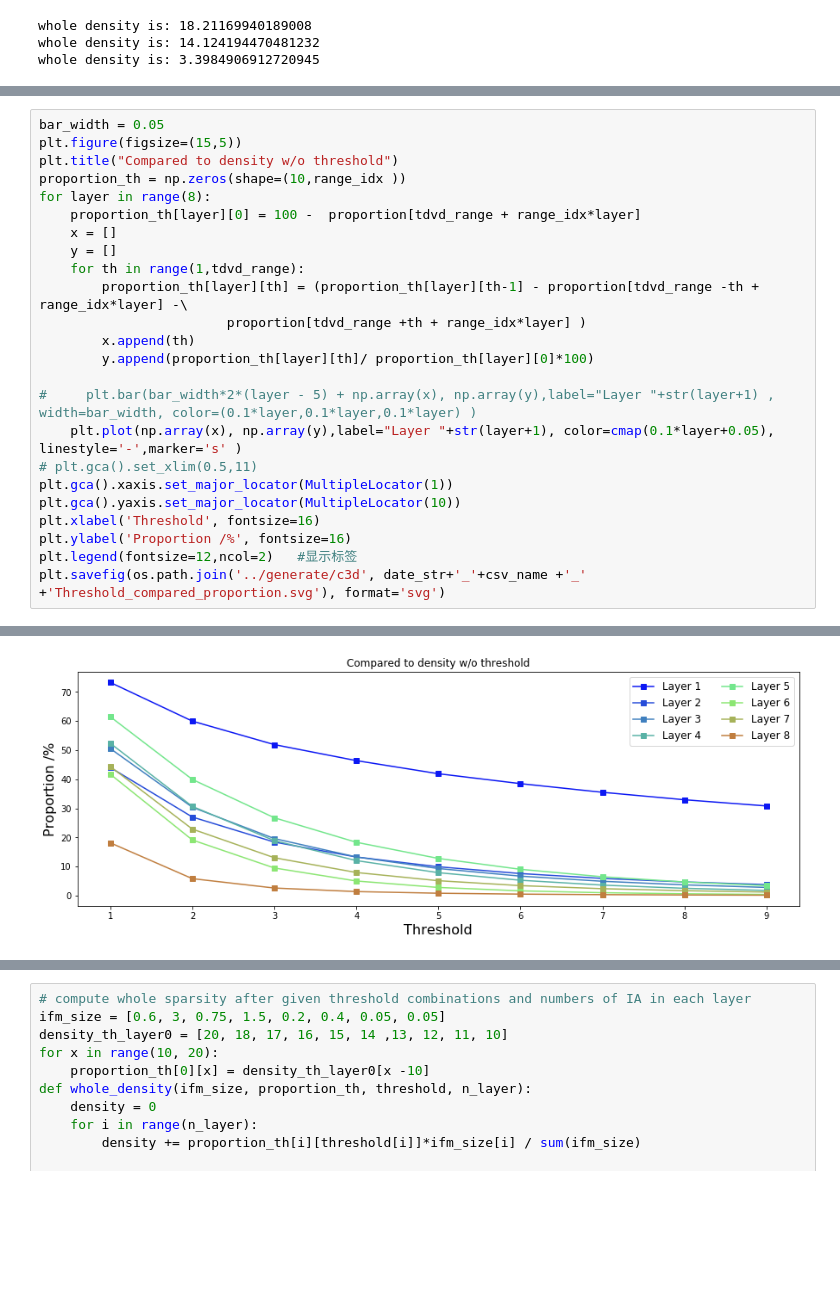
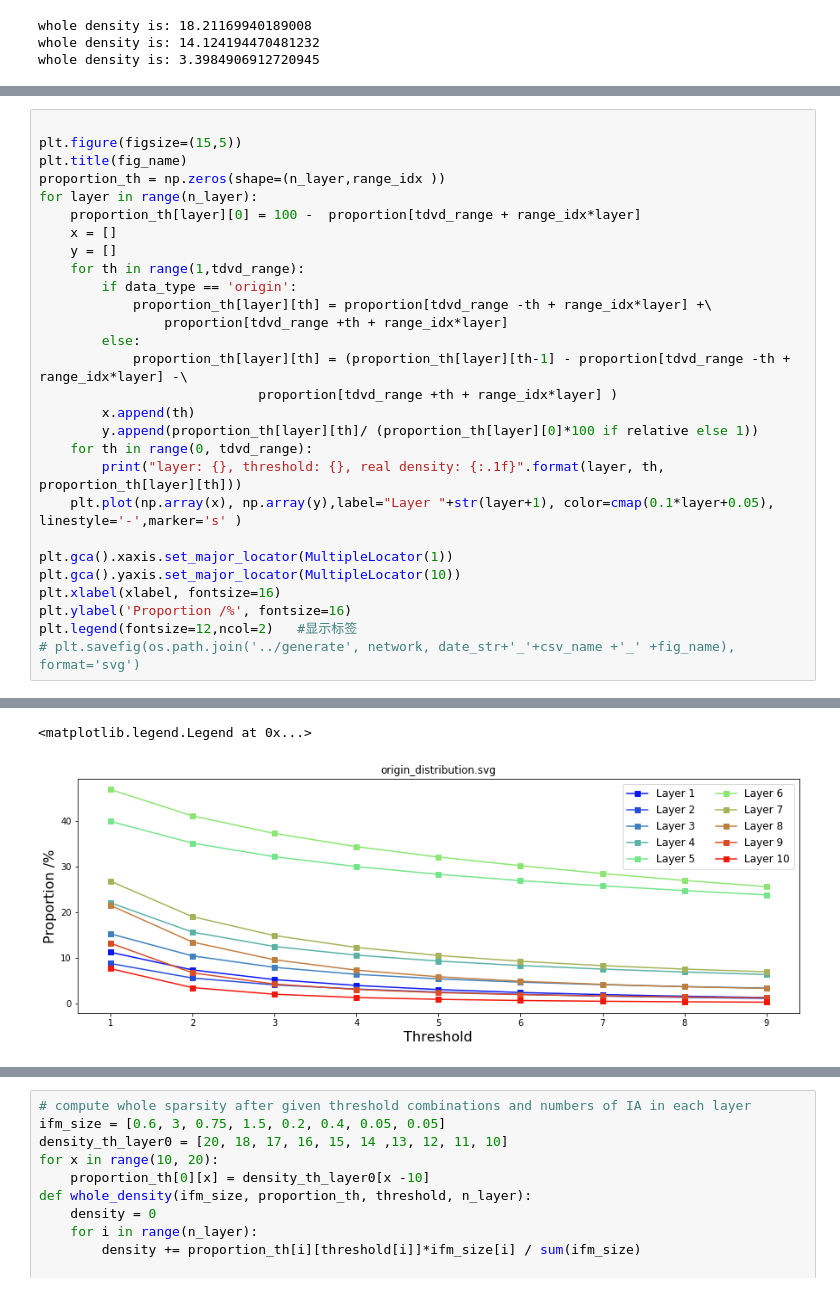
Before and after one commit to changchun-zhou/sagitta_fig, a Jupyter notebook: scripts/tdvd.ipynb, the cells around one changed output, grey strips where cells are left out. Drawn from its saved outputs; the diff is of its cells as text; blank space fills up the shorter version.

Commit message:
feat(distribution): distribution figure
uniform distribution for 3d and unet, origin, diff

```diff
--- a/scripts/tdvd.ipynb
+++ b/scripts/tdvd.ipynb
@@ -305,25 +148,29 @@ cmap = colors.LinearSegmentedColormap('custom', cdict)
 # %%
-bar_width = 0.05
+
 plt.figure(figsize=(15,5))
-plt.title("Compared to density w/o threshold")
-proportion_th = np.zeros(shape=(10,range_idx ))
-for layer in range(8):
+plt.title(fig_name)
+proportion_th = np.zeros(shape=(n_layer,range_idx ))
+for layer in range(n_layer):
     proportion_th[layer][0] = 100 -  proportion[tdvd_range + range_idx*layer]
     x = []
     y = []
     for th in range(1,tdvd_range):
-        proportion_th[layer][th] = (proportion_th[layer][th-1] - proportion[tdvd_range -th + range_idx*layer] -\
-                        proportion[tdvd_range +th + range_idx*layer] )
+        if data_type == 'origin':
+            proportion_th[layer][th] = proportion[tdvd_range -th + range_idx*layer] +\
+                proportion[tdvd_range +th + range_idx*layer]
+        else:
+            proportion_th[layer][th] = (proportion_th[layer][th-1] - proportion[tdvd_range -th + range_idx*layer] -\
+                            proportion[tdvd_range +th + range_idx*layer] )
         x.append(th)
-        y.append(proportion_th[layer][th]/ proportion_th[layer][0]*100)
+        y.append(proportion_th[layer][th]/ (proportion_th[layer][0]*100 if relative else 1))
+    for th in range(0, tdvd_range):
+        print("layer: {}, threshold: {}, real density: {:.1f}".format(layer, th, proportion_th[layer][th]))
+    plt.plot(np.array(x), np.array(y),label="Layer "+str(layer+1), color=cmap(0.1*layer+0.05), linestyle='-',marker='s' )
 
-#     plt.bar(bar_width*2*(layer - 5) + np.array(x), np.array(y),label="Layer "+str(layer+1) , width=bar_width, color=(0.1*layer,0.1*layer,0.1*layer) )
-    plt.plot(np.array(x), np.array(y),label="Layer "+str(layer+1), color=cmap(0.1*layer+0.05), linestyle='-',marker='s' )
-# plt.gca().set_xlim(0.5,11)
 plt.gca().xaxis.set_major_locator(MultipleLocator(1))
 plt.gca().yaxis.set_major_locator(MultipleLocator(10))
-plt.xlabel('Threshold', fontsize=16)
+plt.xlabel(xlabel, fontsize=16)
 plt.ylabel('Proportion /%', fontsize=16)
 plt.legend(fontsize=12,ncol=2)   #显示标签
-plt.savefig(os.path.join('../generate/c3d', date_str+'_'+csv_name +'_' +'Threshold_compared_proportion.svg'), format='svg')
+# plt.savefig(os.path.join('../generate', network, date_str+'_'+csv_name +'_' +fig_name), format='svg')
 # %% [output]
@@ -330 +194,2 @@ plt.savefig(os.path.join('../generate/c3d', date_str+'_'+csv_name +'_' +'Thresho
+<matplotlib.legend.Legend at 0x...>
-[figure, old version]
+[figure, new version]
```
Also changed, not shown: parts of 9 cells of this notebook, 6 other files.
